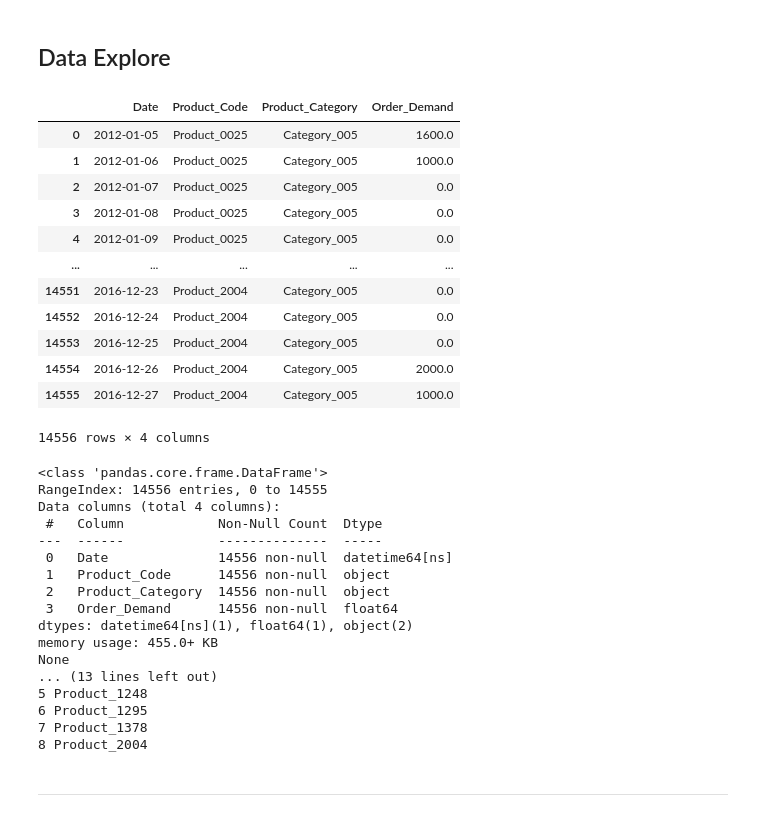
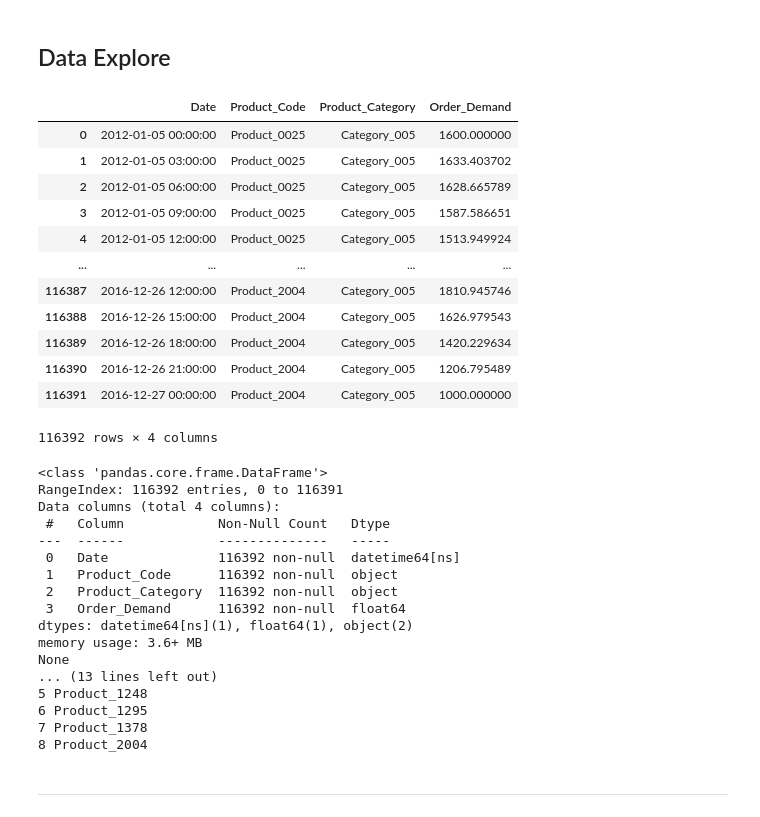
Before and after one commit to Hasaero/Demand_Forecasting_EEMD, a Jupyter notebook: ARIMA_Single.ipynb, the cells around one changed output. Saved outputs shown, nothing was run; the diff lists cells and outputs as text; code cells hidden in the pictures.

Commit message:
fit to augmented data, add r2 score

```diff
--- a/ARIMA_Single.ipynb
+++ b/ARIMA_Single.ipynb
@@ -48,24 +49,24 @@ from sklearn.metrics import mean_squared_log_error
 ## Data Explore
 # %%
 # Data Loading
-df = pd.read_csv('HPD_0416.csv')
+df = pd.read_csv('Data\HPD_Augmented_0416.csv')
 # convert the string to the datetype
-df['Date'] = df['Date'].apply(lambda x: datetime.strptime(x, '%Y-%m-%d'))
+df['Date'] = pd.to_datetime(df['Date'])
 df
 # %% [output]
 |  | Date | Product_Code | Product_Category | Order_Demand |
-| 0 | 2012-01-05 | Product_0025 | Category_005 | 1600.0 |
-| 1 | 2012-01-06 | Product_0025 | Category_005 | 1000.0 |
-| 2 | 2012-01-07 | Product_0025 | Category_005 | 0.0 |
-| 3 | 2012-01-08 | Product_0025 | Category_005 | 0.0 |
-| 4 | 2012-01-09 | Product_0025 | Category_005 | 0.0 |
+| 0 | 2012-01-05 00:00:00 | Product_0025 | Category_005 | 1600.000000 |
+| 1 | 2012-01-05 03:00:00 | Product_0025 | Category_005 | 1633.403702 |
+| 2 | 2012-01-05 06:00:00 | Product_0025 | Category_005 | 1628.665789 |
+| 3 | 2012-01-05 09:00:00 | Product_0025 | Category_005 | 1587.586651 |
+| 4 | 2012-01-05 12:00:00 | Product_0025 | Category_005 | 1513.949924 |
 | ... | ... | ... | ... | ... |
-| 14551 | 2016-12-23 | Product_2004 | Category_005 | 0.0 |
-| 14552 | 2016-12-24 | Product_2004 | Category_005 | 0.0 |
-| 14553 | 2016-12-25 | Product_2004 | Category_005 | 0.0 |
-| 14554 | 2016-12-26 | Product_2004 | Category_005 | 2000.0 |
-| 14555 | 2016-12-27 | Product_2004 | Category_005 | 1000.0 |
+| 116387 | 2016-12-26 12:00:00 | Product_2004 | Category_005 | 1810.945746 |
+| 116388 | 2016-12-26 15:00:00 | Product_2004 | Category_005 | 1626.979543 |
+| 116389 | 2016-12-26 18:00:00 | Product_2004 | Category_005 | 1420.229634 |
+| 116390 | 2016-12-26 21:00:00 | Product_2004 | Category_005 | 1206.795489 |
+| 116391 | 2016-12-27 00:00:00 | Product_2004 | Category_005 | 1000.000000 |
-14556 rows × 4 columns
+116392 rows × 4 columns
 # %%
 print(df.info())
 print('-------------------------')
@@ -81,16 +82,16 @@ for i, code in enumerate(df['Product_Code'].unique()):
     print(i+1, code)
 # %% [output]
 <class 'pandas.core.frame.DataFrame'>
-RangeIndex: 14556 entries, 0 to 14555
+RangeIndex: 116392 entries, 0 to 116391
 Data columns (total 4 columns):
- #   Column            Non-Null Count  Dtype
----  ------            --------------  -----
- 0   Date              14556 non-null  datetime64[ns]
- 1   Product_Code      14556 non-null  object
- 2   Product_Category  14556 non-null  object
- 3   Order_Demand      14556 non-null  float64
+ #   Column            Non-Null Count   Dtype
+---  ------            --------------   -----
+ 0   Date              116392 non-null  datetime64[ns]
+ 1   Product_Code      116392 non-null  object
+ 2   Product_Category  116392 non-null  object
+ 3   Order_Demand      116392 non-null  float64
 dtypes: datetime64[ns](1), float64(1), object(2)
-memory usage: 455.0+ KB
+memory usage: 3.6+ MB
 None
 ... (13 lines left out)
 5 Product_1248
```
Also changed, not shown: parts of 11 cells of this notebook, 28 other files.
